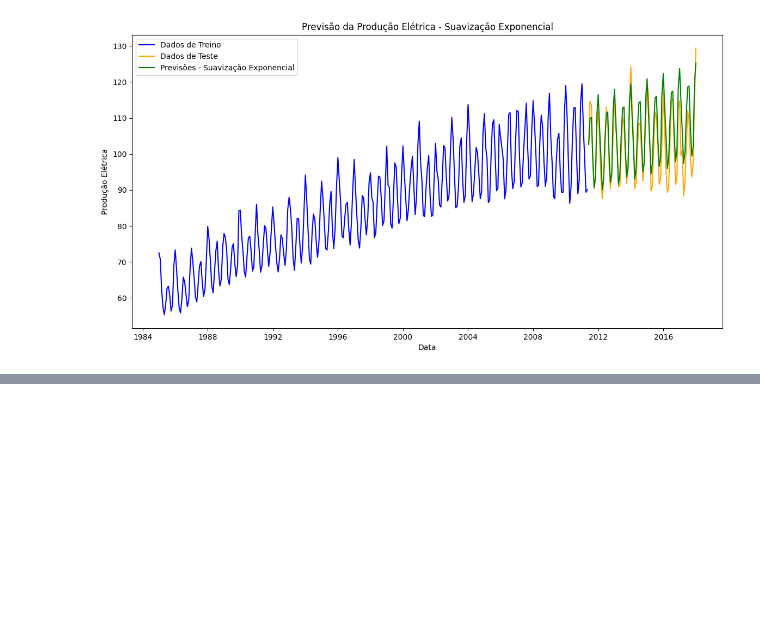
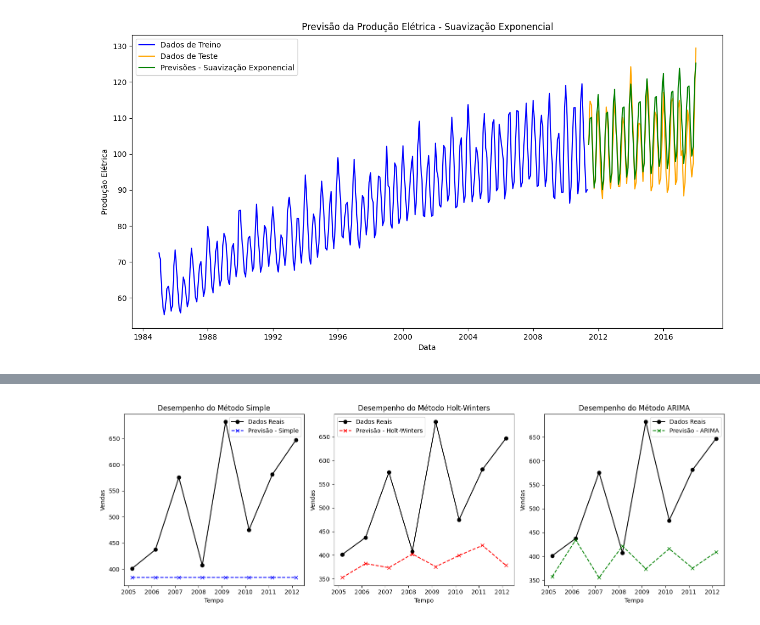
Before and after one commit to alexandrefortes/series-temporais, a Jupyter notebook: Lista de Exercicios 03.ipynb, the cells around one changed output, grey strips where cells are left out. Cells and saved outputs as stored; diff of their text form; code cells hidden in the pictures; blank space fills up the shorter version.

```diff
--- a/Lista de Exercicios 03.ipynb
+++ b/Lista de Exercicios 03.ipynb
@@ -307,0 +310,82 @@ plt.show()
+# %%
+import pandas as pd
+import numpy as np
+from statsmodels.tsa.holtwinters import ExponentialSmoothing
+from statsmodels.tsa.arima.model import ARIMA
+from sklearn.metrics import mean_absolute_error, mean_squared_error
+import matplotlib.pyplot as plt
+
+# Função para calcular SMAPE
+def smape(y_true, y_pred):
+    return 100 / len(y_true) * np.sum(2 * np.abs(y_pred - y_true) / (np.abs(y_true) + np.abs(y_pred)))
+
+# Carregando e preparando a base de dados
+file_path = 'shampoo_sales.csv'
+shampoo_sales = pd.read_csv(file_path)
+shampoo_sales['Month'] = pd.to_datetime(shampoo_sales['Month'], format='%m-%y')
+shampoo_sales.set_index('Month', inplace=True)
+
+# Separando os dados em treino e teste
+train_size = int(len(shampoo_sales) * 0.8)
+train, test = shampoo_sales.iloc[:train_size], shampoo_sales.iloc[train_size:]
+
+# Modelo Simples: Média móvel
+train_rolling = train.rolling(window=4).mean()
+simple_forecast = train_rolling.iloc[-1].values[0] * np.ones(len(test))
+
+# Modelo Holt-Winters
+hw_model = ExponentialSmoothing(train, seasonal='add', seasonal_periods=12).fit()
+hw_forecast = hw_model.forecast(len(test))
+
+# Modelo ARIMA
+arima_model = ARIMA(train, order=(5,1,0)).fit()
+arima_forecast = arima_model.forecast(len(test))
+
+# Calculando métricas para cada modelo
+metrics = pd.DataFrame(index=['MAE', 'RMSE', 'SMAPE'], columns=['Simple', 'Holt-Winters', 'ARIMA'])
+metrics.loc['MAE', 'Simple'] = mean_absolute_error(test, simple_forecast)
+metrics.loc['RMSE', 'Simple'] = np.sqrt(mean_squared_error(test, simple_forecast))
+metrics.loc['SMAPE', 'Simple'] = smape(test.values.flatten(), simple_forecast)
+metrics.loc['MAE', 'Holt-Winters'] = mean_absolute_error(test, hw_forecast)
+metrics.loc['RMSE', 'Holt-Winters'] = np.sqrt(mean_squared_error(test, hw_forecast))
+metrics.loc['SMAPE', 'Holt-Winters'] = smape(test.values.flatten(), hw_forecast)
+metrics.loc['MAE', 'ARIMA'] = mean_absolute_error(test, arima_forecast)
+metrics.loc['RMSE', 'ARIMA'] = np.sqrt(mean_squared_error(test, arima_forecast))
+metrics.loc['SMAPE', 'ARIMA'] = smape(test.values.flatten(), arima_forecast)
+
+# Plotando os resultados
+time_range = test.index
+
+plt.figure(figsize=(15, 5))
+
+# Plot para o método Simple
+plt.subplot(1, 3, 1)
+plt.plot(time_range, test, label='Dados Reais', color='black', marker='o')
+plt.plot(time_range, simple_forecast, label='Previsão - Simple', color='blue', linestyle='--', marker='x')
+plt.title('Desempenho do Método Simple')
+plt.xlabel('Tempo')
+plt.ylabel('Vendas')
+plt.legend()
+
+# Plot para o método Holt-Winters
+plt.subplot(1, 3, 2)
+plt.plot(time_range, test, label='Dados Reais', color='black', marker='o')
+plt.plot(time_range, hw_forecast, label='Previsão - Holt-Winters', color='red', linestyle='--', marker='x')
+plt.title('Desempenho do Método Holt-Winters')
+plt.xlabel('Tempo')
+plt.ylabel('Vendas')
+plt.legend()
+
+# Plot para o método ARIMA
+plt.subplot(1, 3, 3)
+plt.plot(time_range, test, label='Dados Reais', color='black', marker='o')
+plt.plot(time_range, arima_forecast, label='Previsão - ARIMA', color='green', linestyle='--', marker='x')
+plt.title('Desempenho do Método ARIMA')
+plt.xlabel('Tempo')
+plt.ylabel('Vendas')
+plt.legend()
+
+plt.tight_layout()
+plt.show()
+# %% [output]
+[figure, added]
```
Also changed, not shown: parts of 6 cells of this notebook, 1 other file.
